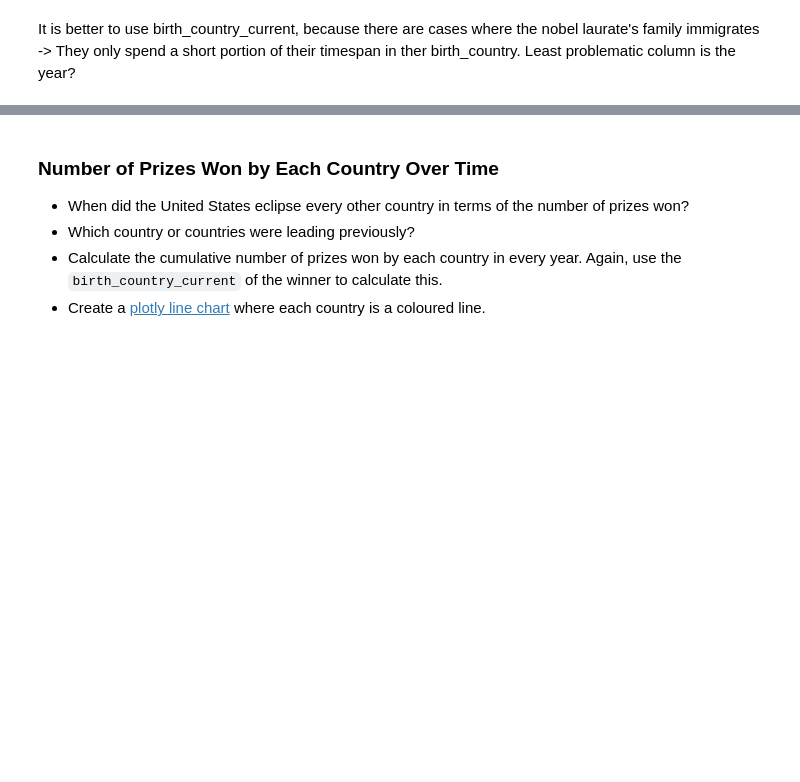
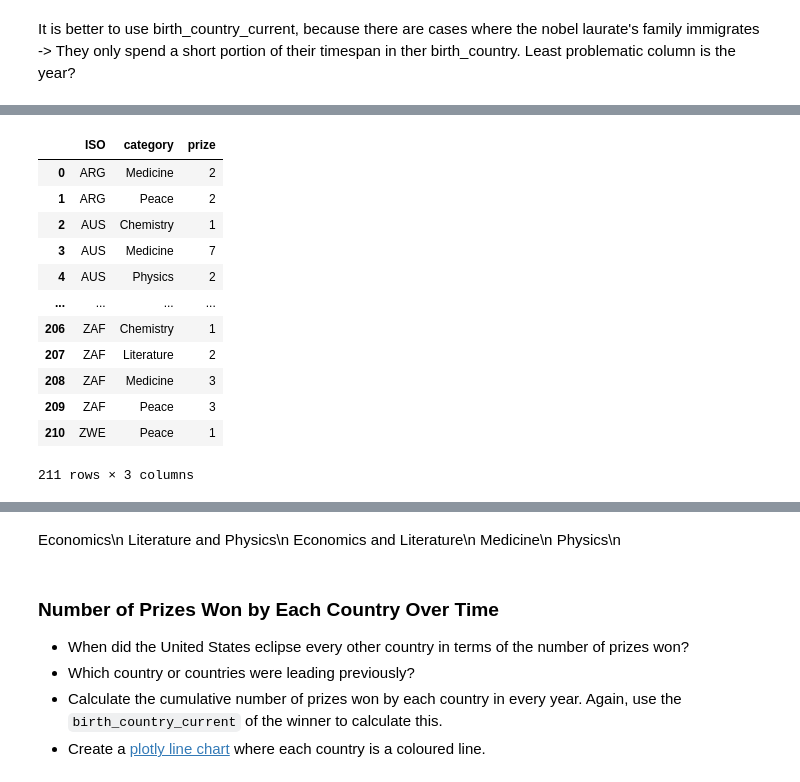
Before and after one commit to Golden-Leaves/100daysofpython, a Jupyter notebook: data_science/nobel_prize_analysis/Nobel_Prize_Analysis_(start).ipynb, the cells around one changed output, grey strips where cells are left out. Saved outputs shown, nothing was run; the diff lists cells and outputs as text; code cells hidden in the pictures; blank space fills up the shorter version.

Commit message:
nobel_prize_a complete In Which Categories are the Different Countries Winning Prizes

```diff
--- a/data_science/nobel_prize_analysis/Nobel_Prize_Analysis_(start).ipynb
+++ b/data_science/nobel_prize_analysis/Nobel_Prize_Analysis_(start).ipynb
@@ -389,3 +382,25 @@ nr_prizes_choropleth
+# %%
+nr_prizes_country = df_data.groupby(["ISO","category"],as_index=False).agg({"prize":"count"})
+nr_prizes_country_choropleth = px.choropleth(data_frame=nr_prizes_country,locations="ISO",
+                                             color="prize",
+                                             color_continuous_scale="matter",
+                                             labels="ISO")
+nr_prizes_country_choropleth
+nr_prizes_country
+# %% [output]
+|  | ISO | category | prize |
+| 0 | ARG | Medicine | 2 |
+| 1 | ARG | Peace | 2 |
+| 2 | AUS | Chemistry | 1 |
+| 3 | AUS | Medicine | 7 |
+| 4 | AUS | Physics | 2 |
+| ... | ... | ... | ... |
+| 206 | ZAF | Chemistry | 1 |
+| 207 | ZAF | Literature | 2 |
+| 208 | ZAF | Medicine | 3 |
+| 209 | ZAF | Peace | 3 |
+| 210 | ZWE | Peace | 1 |
+211 rows × 3 columns
 # %% [markdown]
 # In Which Categories are the Different Countries Winning Prizes?
 
@@ -410,3 +437,9 @@ The hard part is preparing the data for this chart!
+# %% [markdown]
+Economics\n
+Literature and Physics\n
+Economics and Literature\n
+Medicine\n
+Physics\n
 # %% [markdown]
 ### Number of Prizes Won by Each Country Over Time
 
```
Also changed, not shown: parts of 9 cells of this notebook.
